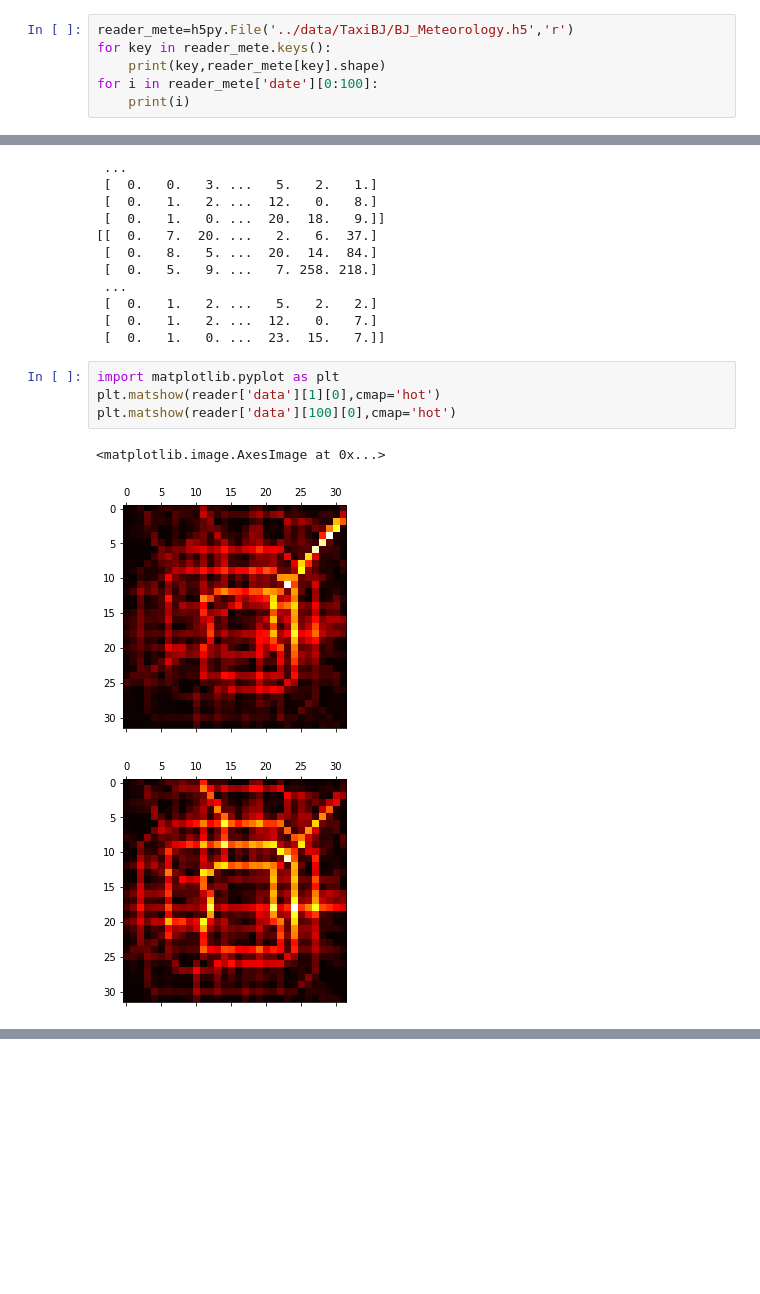
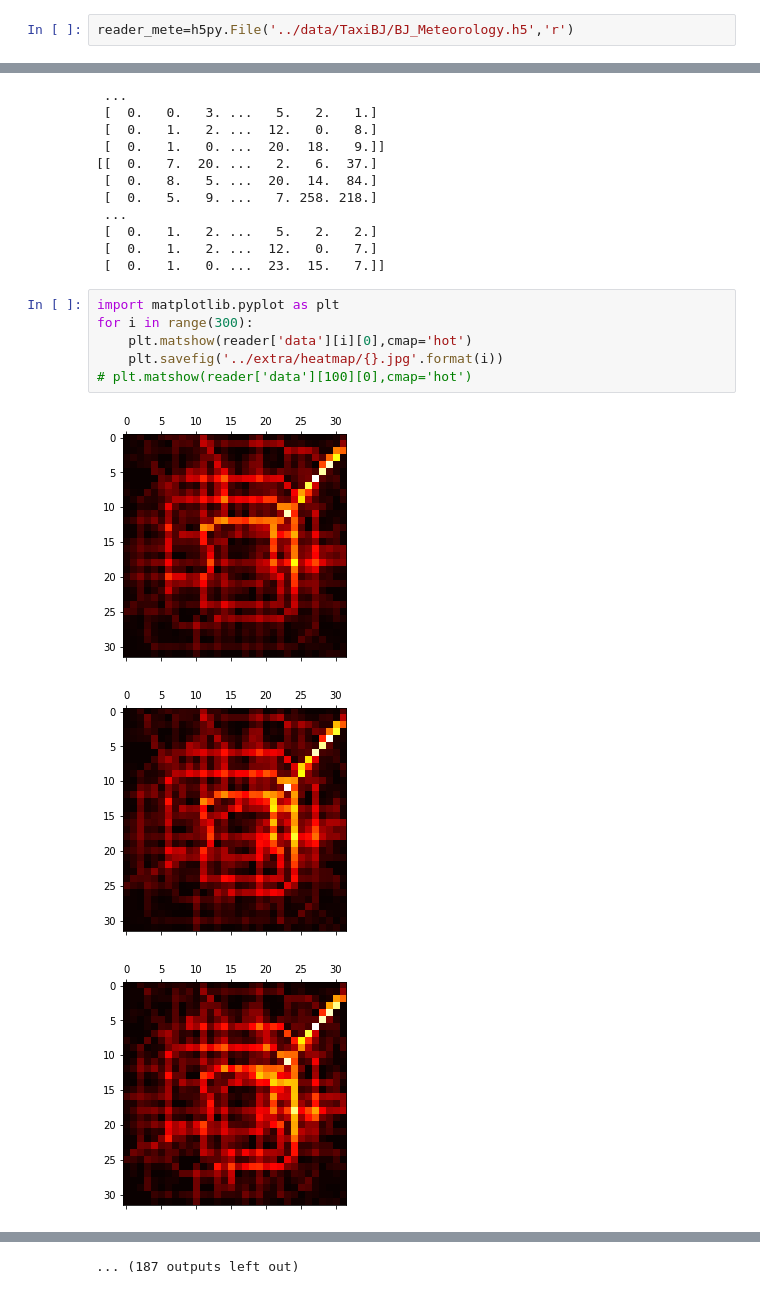
Before and after one commit to hujunhan/DeepST-Pytorch, a Jupyter notebook: notebooks/Week01.ipynb, the cells around one changed output, grey strips where cells are left out. Drawn from its saved outputs; the diff is of its cells as text; blank space fills up the shorter version.

```diff
--- a/notebooks/Week01.ipynb
+++ b/notebooks/Week01.ipynb
@@ -23,7 +23,3 @@ data (7220, 2, 32, 32) <class 'h5py._hl.dataset.Dataset'>
 date (7220,) <class 'h5py._hl.dataset.Dataset'>
 # %%
 reader_mete=h5py.File('../data/TaxiBJ/BJ_Meteorology.h5','r')
-for key in reader_mete.keys():
-    print(key,reader_mete[key].shape)
-for i in reader_mete['date'][0:100]:
-    print(i)
@@ -123,9 +112,11 @@ print(reader['data'][0][1])
  [  0.   1.   0. ...  23.  15.   7.]]
 # %%
 import matplotlib.pyplot as plt
-plt.matshow(reader['data'][1][0],cmap='hot')
-plt.matshow(reader['data'][100][0],cmap='hot')
+for i in range(300):
+    plt.matshow(reader['data'][i][0],cmap='hot')
+    plt.savefig('../extra/heatmap/{}.jpg'.format(i))
+# plt.matshow(reader['data'][100][0],cmap='hot')
 # %% [output]
-<matplotlib.image.AxesImage at 0x...>
-[figure, old version]
+[figure, new version]
-[figure, old version]
+[figure, new version]
+[figure, added]
@@ -132,3 +132,4 @@ plt.matshow(reader['data'][100][0],cmap='hot')
+... (187 outputs left out)
 # %% [markdown]
    ![bj](img/bj.png)
 
```
Also changed, not shown: parts of 4 cells of this notebook, 17 other files.
